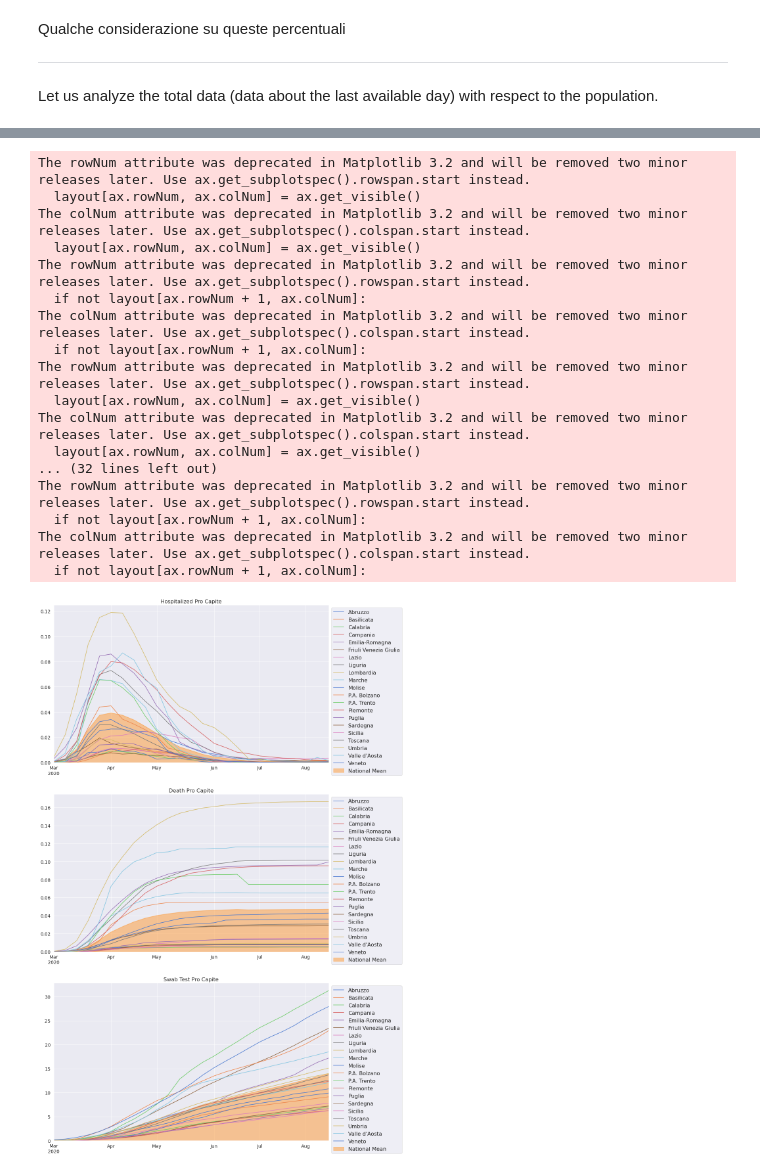
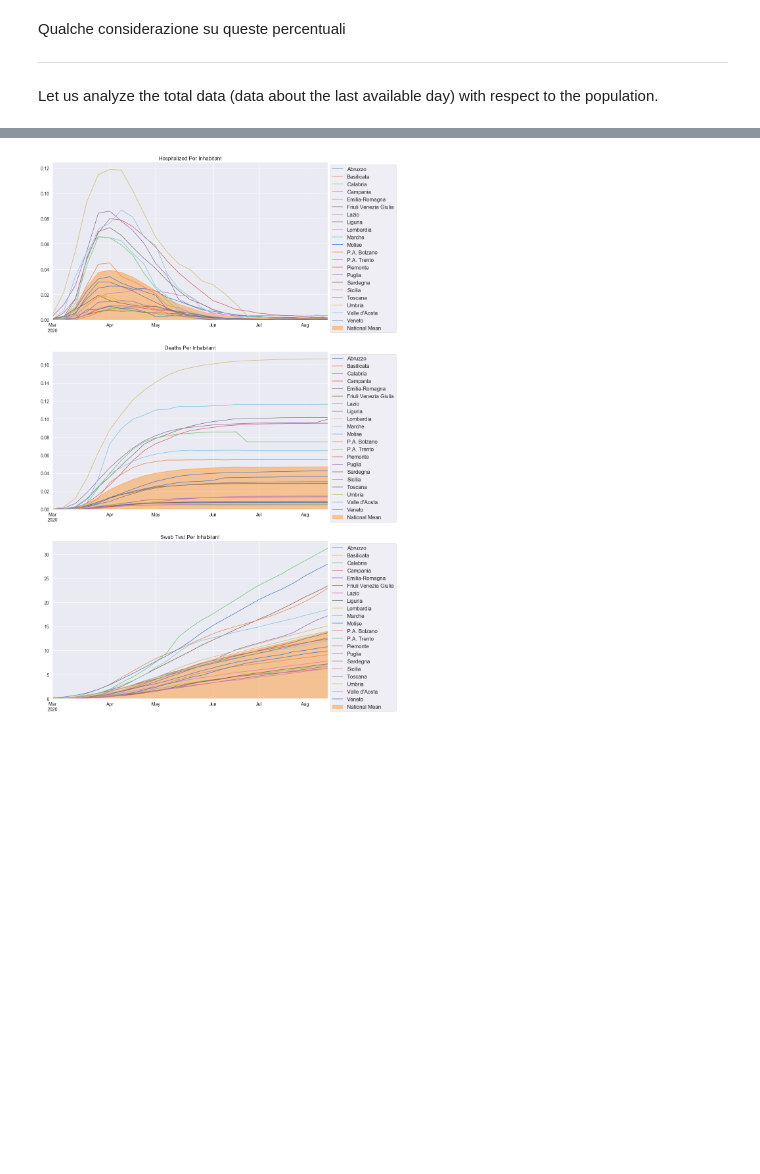
Before and after one commit to JacopoBartoli/agm_algorithms, a Jupyter notebook: Bartoli-Ravagli.ipynb, the cells around one changed output, grey strips where cells are left out. Saved outputs shown, nothing was run; the diff lists cells and outputs as text; code cells hidden in the pictures; blank space fills up the shorter version.

```diff
--- a/Bartoli-Ravagli.ipynb
+++ b/Bartoli-Ravagli.ipynb
@@ -925,57 +894,40 @@ df_help_mean = df_help[["totale_casi","ricoverati_con_sintomi","deceduti","tampo
 
 fig, axes = plt.subplots(3, 1, figsize=(15,30))
 
-#Hospitalized Pro Capite
-ax = df_help["ricoverati_con_sintomi"].plot(title="Hospitalized Pro Capite",ax=axes[0],
+#Hospitalized Per Inhabitant
+ax = df_help["ricoverati_con_sintomi"].plot(title="Hospitalized Per Inhabitant",ax=axes[0],
                            color=sns.color_palette("muted", len(df_inf_by_region.index)), fontsize=14)
 ax.set_xlabel(None)
 ax.title.set_size(16)
 
 ax = df_help_mean["ricoverati_con_sintomi"].plot.area(ax=axes[0], color="#ff9933", alpha=0.5)
 ax.set_xlabel(None)
 ax.legend(fontsize=16,loc='upper left', bbox_to_anchor=(1.0, 1.0));
 ax.get_legend().texts[-1].set_text("National Mean")
 
-#Death Pro Capite
-ax = df_help["deceduti"].plot(title="Death Pro Capite",ax=axes[1],
+#Death Per Inhabitant
+ax = df_help["deceduti"].plot(title="Deaths Per Inhabitant",ax=axes[1],
                            color=sns.color_palette("muted", len(df_inf_by_region.index)), fontsize=14)
 ax.set_xlabel(None)
 ax.title.set_size(16)
 
 ax = df_help_mean["deceduti"].plot.area(ax=axes[1], color="#ff9933", alpha=0.5)
 ax.set_xlabel(None)
 ax.legend(fontsize=16,loc='upper left', bbox_to_anchor=(1.0, 1.0));
 ax.get_legend().texts[-1].set_text("National Mean")
 
-#Swab Test Pro Capite
-ax = df_help["tamponi"].plot(title="Swab Test Pro Capite",ax=axes[2],
+#Swab Tests Per Inhabitant
+ax = df_help["tamponi"].plot(title="Swab Test Per Inhabitant",ax=axes[2],
                            color=sns.color_palette("muted", len(df_inf_by_region.index)), fontsize=14)
 ax.set_xlabel(None)
 ax.title.set_size(16)
 
 ax = df_help_mean["tamponi"].plot.area(ax=axes[2], color="#ff9933", alpha=0.5)
 ax.set_xlabel(None)
 ax.legend(fontsize=16,loc='upper left', bbox_to_anchor=(1.0, 1.0));
 ax.get_legend().texts[-1].set_text("National Mean")
 # %% [output]
-The rowNum attribute was deprecated in Matplotlib 3.2 and will be removed two minor releases later. Use ax.get_subplotspec().rowspan.start instead.
-  layout[ax.rowNum, ax.colNum] = ax.get_visible()
-The colNum attribute was deprecated in Matplotlib 3.2 and will be removed two minor releases later. Use ax.get_subplotspec().colspan.start instead.
-  layout[ax.rowNum, ax.colNum] = ax.get_visible()
-The rowNum attribute was deprecated in Matplotlib 3.2 and will be removed two minor releases later. Use ax.get_subplotspec().rowspan.start instead.
-  if not layout[ax.rowNum + 1, ax.colNum]:
-The colNum attribute was deprecated in Matplotlib 3.2 and will be removed two minor releases later. Use ax.get_subplotspec().colspan.start instead.
-  if not layout[ax.rowNum + 1, ax.colNum]:
-The rowNum attribute was deprecated in Matplotlib 3.2 and will be removed two minor releases later. Use ax.get_subplotspec().rowspan.start instead.
-  layout[ax.rowNum, ax.colNum] = ax.get_visible()
-The colNum attribute was deprecated in Matplotlib 3.2 and will be removed two minor releases later. Use ax.get_subplotspec().colspan.start instead.
-  layout[ax.rowNum, ax.colNum] = ax.get_visible()
-... (32 lines left out)
-The rowNum attribute was deprecated in Matplotlib 3.2 and will be removed two minor releases later. Use ax.get_subplotspec().rowspan.start instead.
-  if not layout[ax.rowNum + 1, ax.colNum]:
-The colNum attribute was deprecated in Matplotlib 3.2 and will be removed two minor releases later. Use ax.get_subplotspec().colspan.start instead.
-  if not layout[ax.rowNum + 1, ax.colNum]:
-[figure, old version]
+[figure, new version]
 # %% [markdown]
 ## 6. Geographical analysis using maps
 
```
Also changed, not shown: parts of 76 cells of this notebook.
